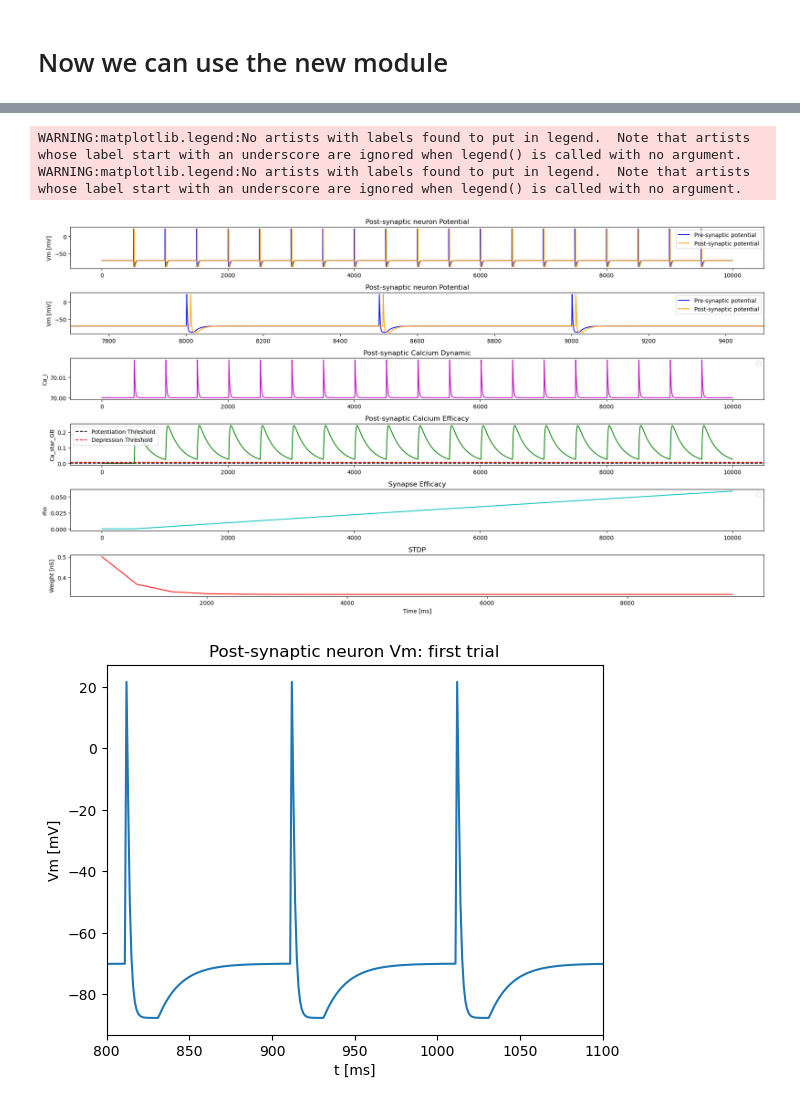
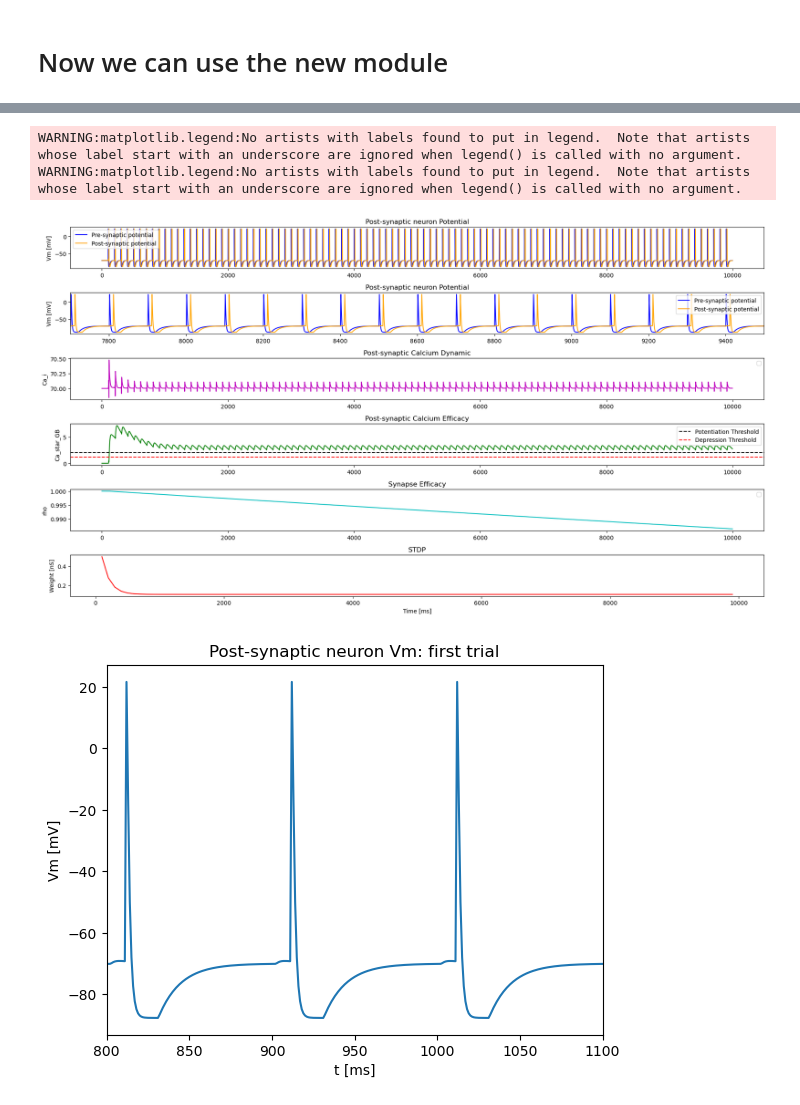
Before and after one commit to cristinalakasz/Calcium-Plasticity, a Jupyter notebook: Test_NESTML_giusto.ipynb, the cells around one changed output, grey strips where cells are left out. Saved outputs shown, nothing was run; the diff lists cells and outputs as text; code cells hidden in the pictures.

```diff
--- a/Test_NESTML_giusto.ipynb
+++ b/Test_NESTML_giusto.ipynb
@@ -151,7 +151,7 @@ Install the project...
 nest.ResetKernel()
 nest.Install("PW_module")
 duration = 10000 # ms
-frequency = 2.0# Hz
+frequency = 10.0 # Hz
 delta_t = 10.0  # ms
 
 neuron_model = "mhill_tononi_neuron_nestml__with_stdp_nestml"
@@ -217,7 +217,7 @@ nest.Connect(post_neuron, sd_2)
 
 vm_pre = nest.Create("voltmeter")
 vm_post = nest.Create("voltmeter")
-mm_post = nest.Create("multimeter", 1, {"record_from": ["V_m", "Ca_i", "Ca_star_GB", "rho_GB"], "interval": 1.0})
+mm_post = nest.Create("multimeter", 1, {"record_from": ["V_m", "Ca_i", "Ca_star_GB", "rho_GB", "I_syn_VDCC", "I_syn_nmda", "I_syn_ampa"], "interval": 1.0})
 nest.Connect(vm_pre, pre_neuron)
 nest.Connect(vm_post, post_neuron)
 nest.Connect(mm_post, post_neuron)
@@ -263,36 +263,37 @@ ax[1].set_title("Post-synaptic neuron Potential")
 ax[1].set_ylabel("Vm [mV]")
 ax[1].set_xlim([7700,9500])
 ax[1].legend()
 
 ax[2].plot(vm_post.events["times"], mm_post.events["Ca_i"], color='m')
 ax[2].set_title("Post-synaptic Calcium Dynamic")
 ax[2].set_ylabel("Ca_i")
 ax[2].legend()
 
-theta_d=0.006
-theta_p=0.001
+theta_d=1.15
+theta_p=2.00
 ax[3].plot(vm_post.events["times"], mm_post.events["Ca_star_GB"], color='green')
 ax[3].set_ylabel("Ca_star_GB")
 ax[3].set_title("Post-synaptic Calcium Efficacy")
 ax[3].axhline(theta_p, color='black', linestyle='--', label="Potentiation Threshold")
 ax[3].axhline(theta_d, color='red', linestyle='--', label="Depression Threshold")
 ax[3].legend()
 
 ax[4].plot(vm_post.events["times"], mm_post.events["rho_GB"], color='c')
 ax[4].set_title("Synapse Efficacy")
 ax[4].set_ylabel("rho")
 ax[4].legend()
 
 ax[5].plot(wr.events["times"], wr.events["weights"], color = 'r')
 ax[5].set_title("STDP")
 ax[5].set_ylabel("Weight [nS]")
 ax[5].set_xlabel("Time [ms]")
 
+
 fig.tight_layout()
 # %% [output]
 WARNING:matplotlib.legend:No artists with labels found to put in legend.  Note that artists whose label start with an underscore are ignored when legend() is called with no argument.
 WARNING:matplotlib.legend:No artists with labels found to put in legend.  Note that artists whose label start with an underscore are ignored when legend() is called with no argument.
-[figure, old version]
+[figure, new version]
 # %%
 plt.figure()
 plt.plot(vm_post.events["times"], vm_post.events["V_m"])
```
Also changed, not shown: parts of 4 cells of this notebook, 2 other files.
